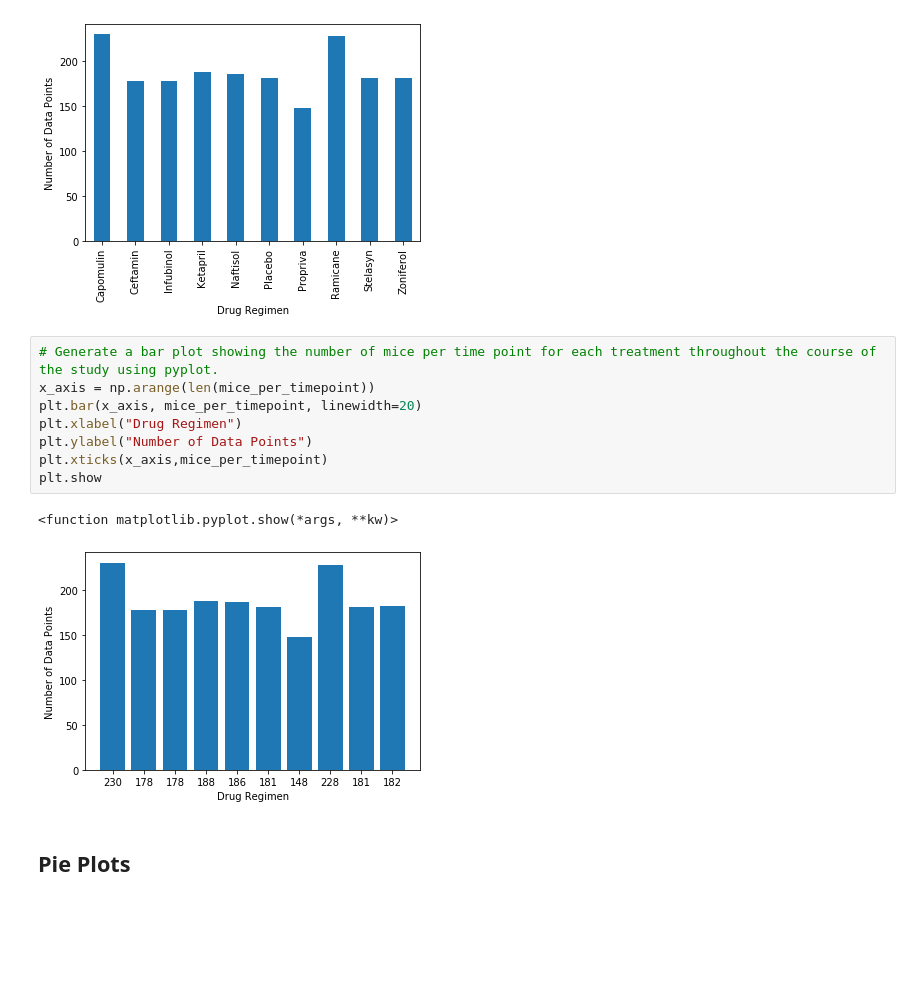
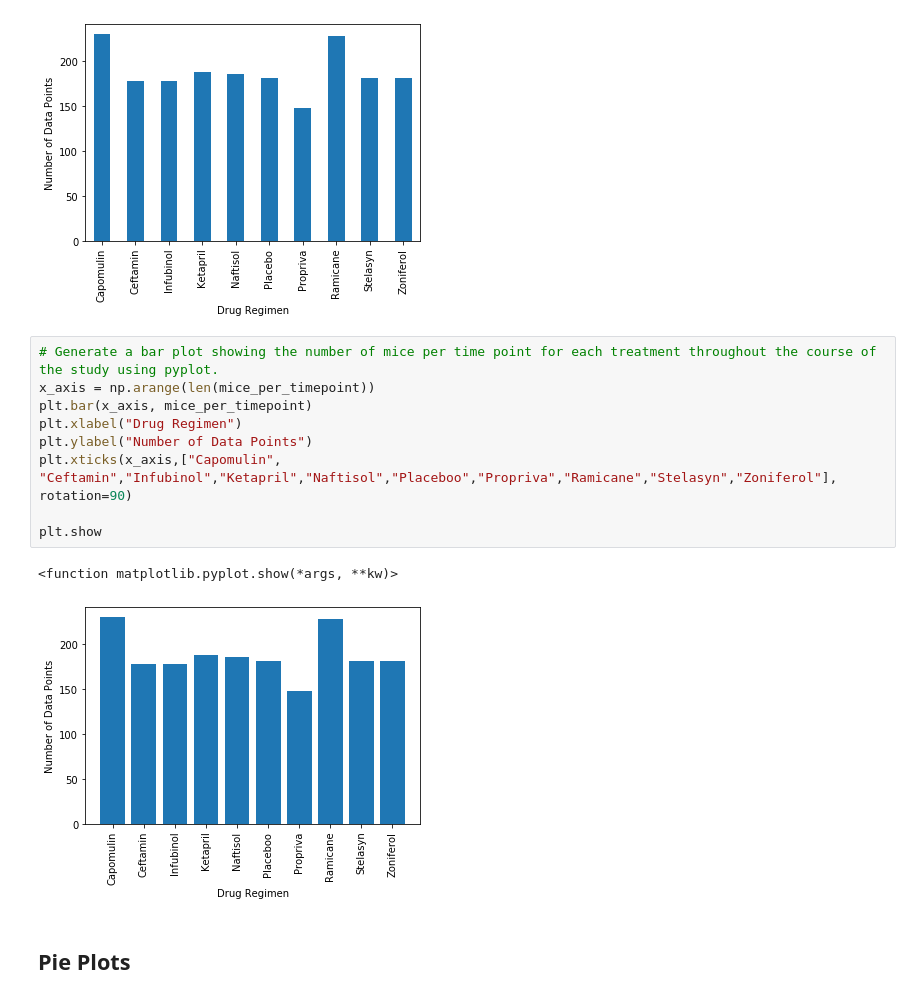
Before and after one commit to claudiaencinasm/matplotlib-challenge, a Jupyter notebook: Homework5_pymaceuticals_starter.ipynb, the cells around one changed output. Drawn from its saved outputs; the diff is of its cells as text; blank space fills up the shorter version.

```diff
--- a/Homework5_pymaceuticals_starter.ipynb
+++ b/Homework5_pymaceuticals_starter.ipynb
@@ -128,14 +128,15 @@ Text(0, 0.5, 'Number of Data Points')
 # %%
 # Generate a bar plot showing the number of mice per time point for each treatment throughout the course of the study using pyplot.
 x_axis = np.arange(len(mice_per_timepoint))
-plt.bar(x_axis, mice_per_timepoint, linewidth=20)
+plt.bar(x_axis, mice_per_timepoint)
 plt.xlabel("Drug Regimen")
 plt.ylabel("Number of Data Points")
-plt.xticks(x_axis,mice_per_timepoint)
+plt.xticks(x_axis,["Capomulin", "Ceftamin","Infubinol","Ketapril","Naftisol","Placeboo","Propriva","Ramicane","Stelasyn","Zoniferol"], rotation=90)
+
 plt.show
 # %% [output]
 <function matplotlib.pyplot.show(*args, **kw)>
-[figure, old version]
+[figure, new version]
 # %% [markdown]
 ## Pie Plots
 # %%
```
Also changed, not shown: parts of 3 cells of this notebook.
